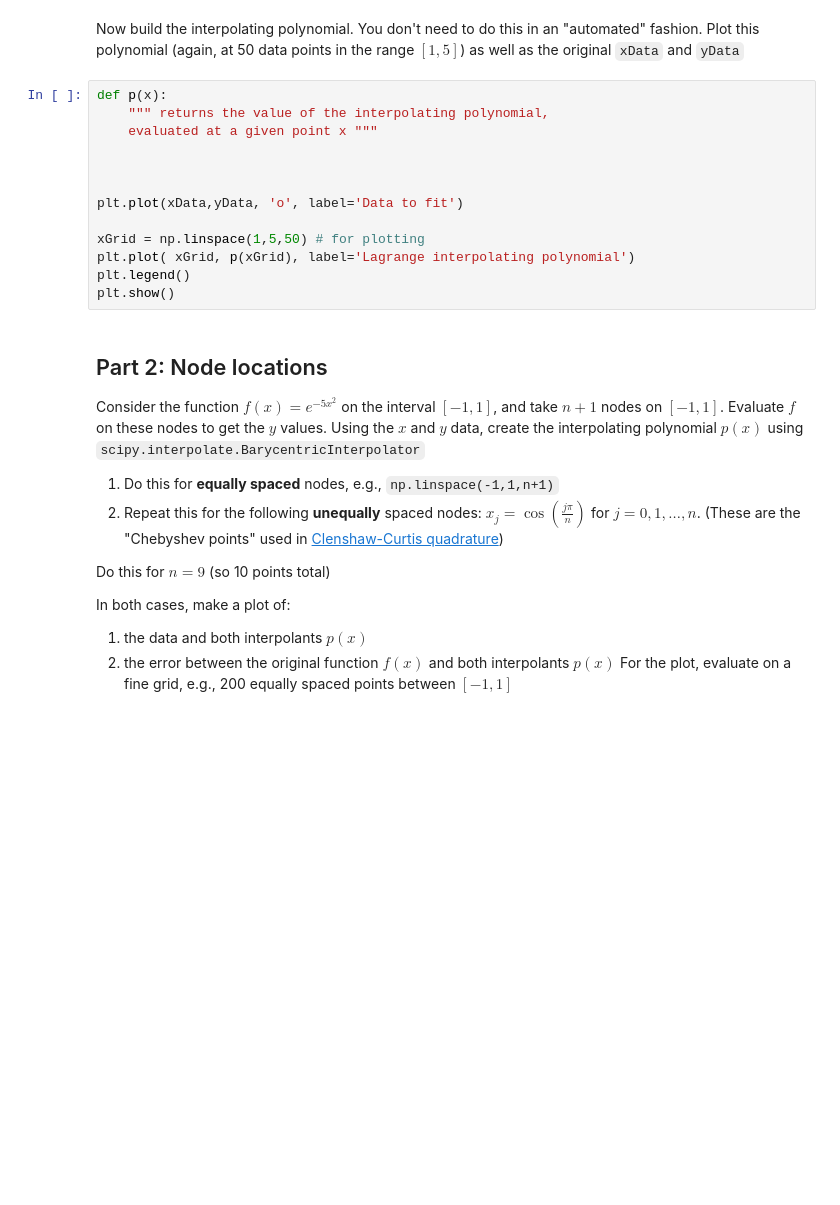
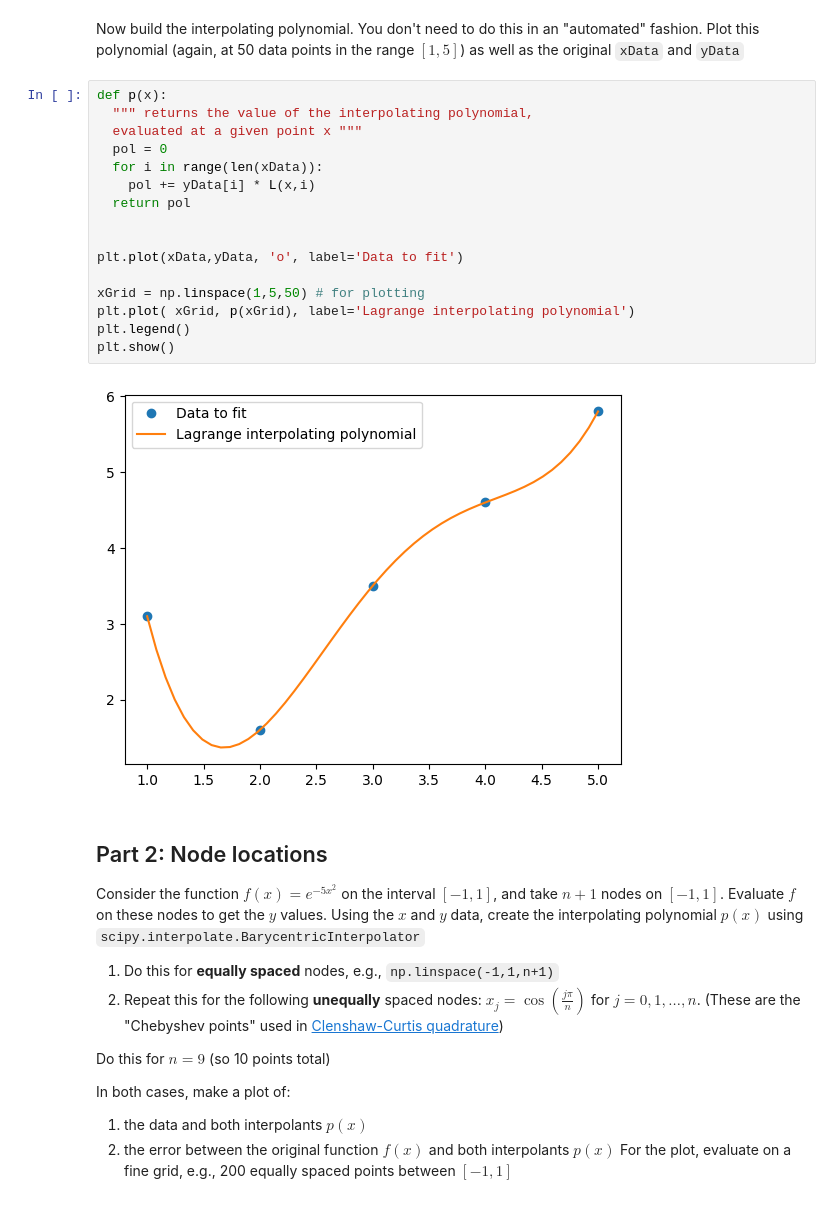
Before and after one commit to AnselmeId/appm-4600-numerics, a Jupyter notebook: Labs/Lab08_interpolation.ipynb, the cells around one changed output. Cells and saved outputs as stored; diff of their text form; blank space fills up the shorter version.

```diff
--- a/Labs/Lab08_interpolation.ipynb
+++ b/Labs/Lab08_interpolation.ipynb
@@ -74,17 +74,22 @@ plt.show()
 Now build the interpolating polynomial. You don't need to do this in an "automated" fashion. Plot this polynomial (again, at 50 data points in the range $[1,5]$) as well as the original `xData` and `yData`
 # %%
 def p(x):
-    """ returns the value of the interpolating polynomial,
-    evaluated at a given point x """
-
+  """ returns the value of the interpolating polynomial,
+  evaluated at a given point x """
+  pol = 0
+  for i in range(len(xData)):
+    pol += yData[i] * L(x,i)
+  return pol
 
 
 plt.plot(xData,yData, 'o', label='Data to fit')
 
 xGrid = np.linspace(1,5,50) # for plotting
 plt.plot( xGrid, p(xGrid), label='Lagrange interpolating polynomial')
 plt.legend()
 plt.show()
+# %% [output]
+[figure, added]
 # %% [markdown]
 ## Part 2: Node locations
 Consider the function $f(x) = e^{-5x^2}$ on the interval $[-1,1]$, and take $n+1$ nodes on $[-1,1]$. Evaluate $f$ on these nodes to get the $y$ values.  Using the $x$ and $y$ data, create the interpolating polynomial $p(x)$ using `scipy.interpolate.BarycentricInterpolator`
```
